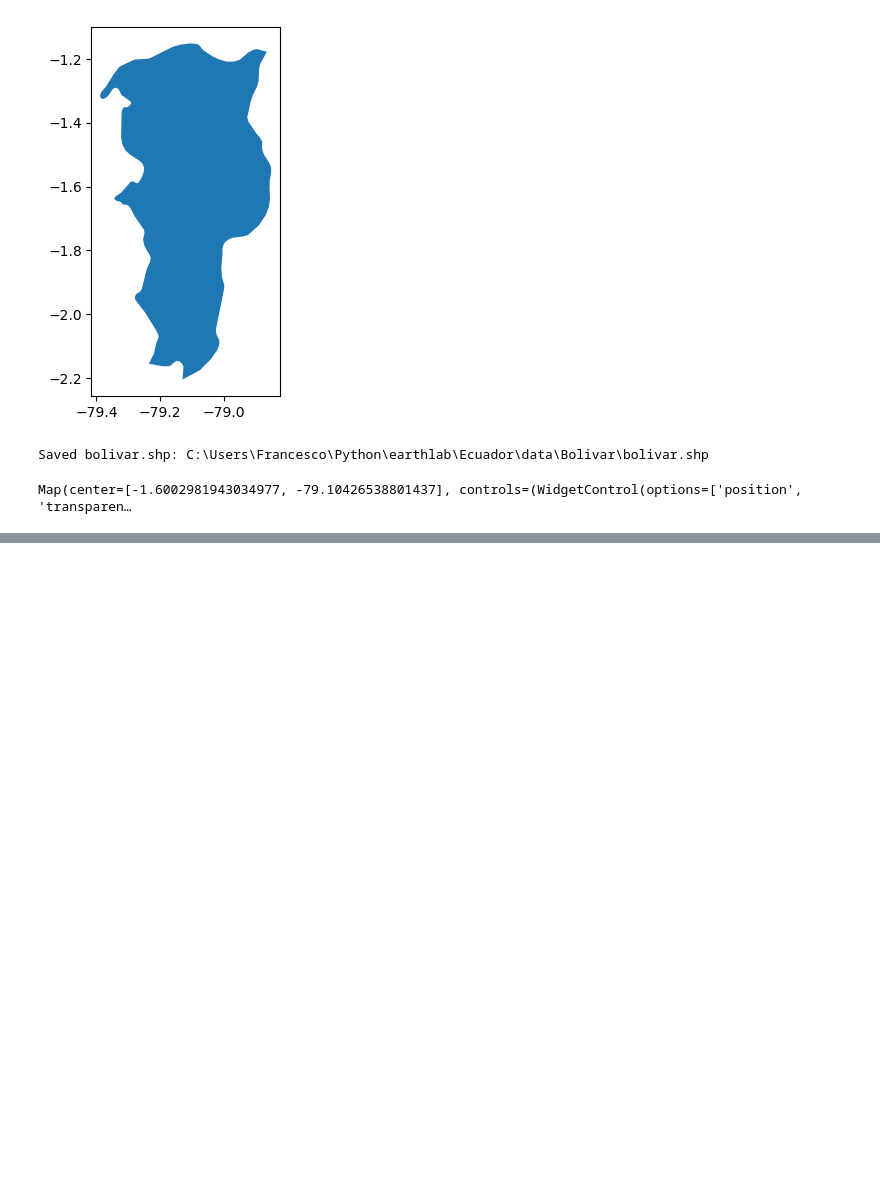
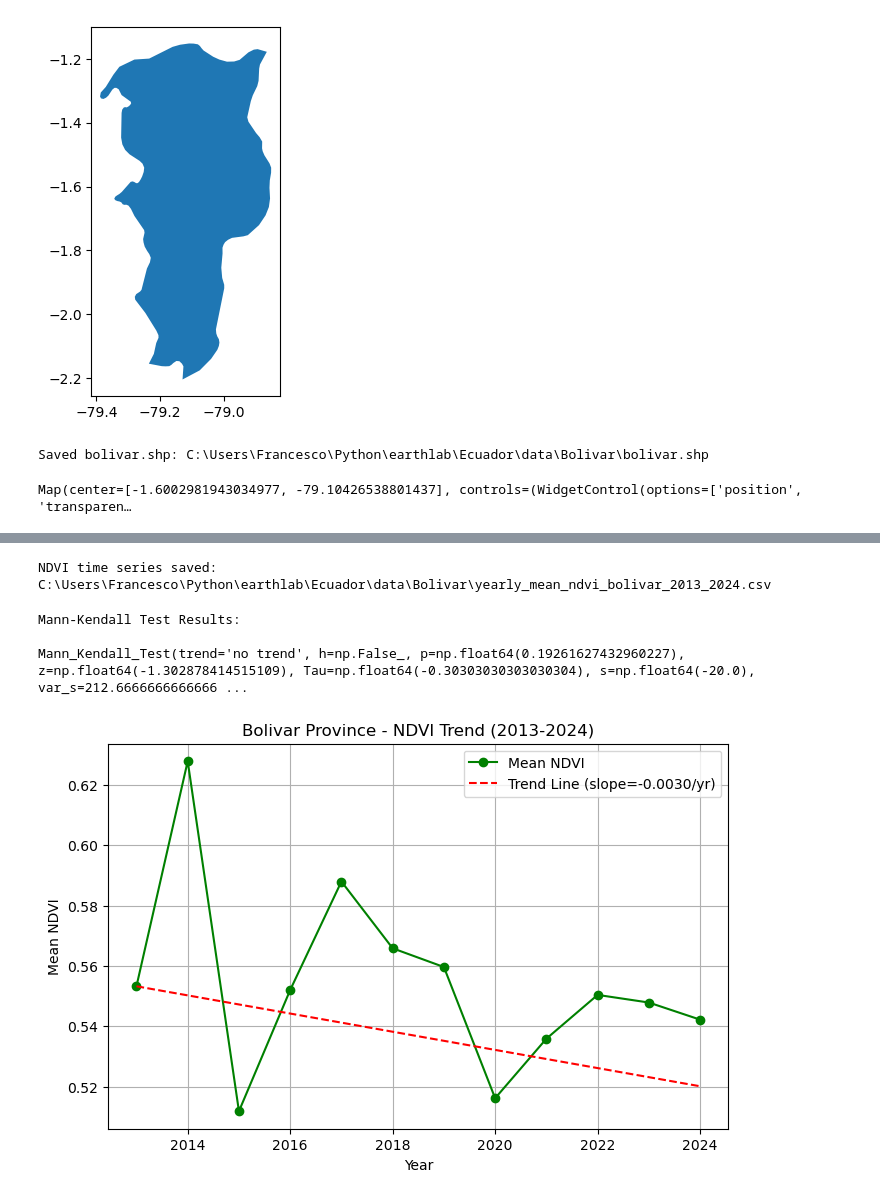
Before and after one commit to francescofustinoni/earthlab, a Jupyter notebook: Ecuador/BolivarProvince/VegetationChangeDetection.ipynb, the cells around one changed output, grey strips where cells are left out. Drawn from its saved outputs; the diff is of its cells as text; code cells hidden in the pictures; blank space fills up the shorter version.

Commit message:
Yearly Mean NDVI trend and yearly median pixel-wise NDVI trend analysis

```diff
--- a/Ecuador/BolivarProvince/VegetationChangeDetection.ipynb
+++ b/Ecuador/BolivarProvince/VegetationChangeDetection.ipynb
@@ -120,0 +179,40 @@ Map(center=[-1.6002981943034977, -79.10426538801437], controls=(WidgetControl(op
+# %%
+# Export yearly ndvi as a csv
+yearly_ndvi_df.to_csv(rf"C:\Users\Francesco\Python\earthlab\Ecuador\data\Bolivar\yearly_mean_ndvi_bolivar_{start_year}_{end_year}.csv")
+print(rf'NDVI time series saved: C:\Users\Francesco\Python\earthlab\Ecuador\data\Bolivar\yearly_mean_ndvi_bolivar_{start_year}_{end_year}.csv')
+# %% [output]
+NDVI time series saved: C:\Users\Francesco\Python\earthlab\Ecuador\data\Bolivar\yearly_mean_ndvi_bolivar_2013_2024.csv
+# %%
+# Perform the Mann-Kendall Test on the time series
+
+time_series_ndvi_df = pd.read_csv(r"C:\Users\Francesco\Python\earthlab\Ecuador\data\Bolivar\yearly_mean_ndvi_bolivar_2013_2024.csv")
+time_series_ndvi_df = time_series_ndvi_df.sort_values('year')
+
+mann_kendall_results = mk.original_test(time_series_ndvi_df['mean_NDVI'])
+
+print('Mann-Kendall Test Results:\n')
+print(mann_kendall_results)
+# %% [output]
+Mann-Kendall Test Results:
+
+Mann_Kendall_Test(trend='no trend', h=np.False_, p=np.float64(0.19261627432960227), z=np.float64(-1.302878414515109), Tau=np.float64(-0.30303030303030304), s=np.float64(-20.0), var_s=212.6666666666666 ...
+# %%
+# Extract Sen's slope (trend magnitude)
+slope = mann_kendall_results.slope
+intercept = time_series_ndvi_df['mean_NDVI'].iloc[0] - slope * time_series_ndvi_df['year'].iloc[0]
+
+# Compute the trend line
+time_series_ndvi_df['trend_line'] = intercept + slope * time_series_ndvi_df['year']
+
+# Plot NDVI and trend line
+plt.figure(figsize=(8, 5))
+plt.plot(time_series_ndvi_df['year'], time_series_ndvi_df['mean_NDVI'], 'o-', label='Mean NDVI', color='green')
+plt.plot(time_series_ndvi_df['year'], time_series_ndvi_df['trend_line'], 'r--', label=f'Trend Line (slope={slope:.4f}/yr)')
+plt.title('Bolivar Province - NDVI Trend (2013-2024)')
+plt.xlabel('Year')
+plt.ylabel('Mean NDVI')
+plt.legend()
+plt.grid(True)
+plt.show()
+# %% [output]
+[figure, added]
```
Also changed, not shown: parts of 4 cells of this notebook.
